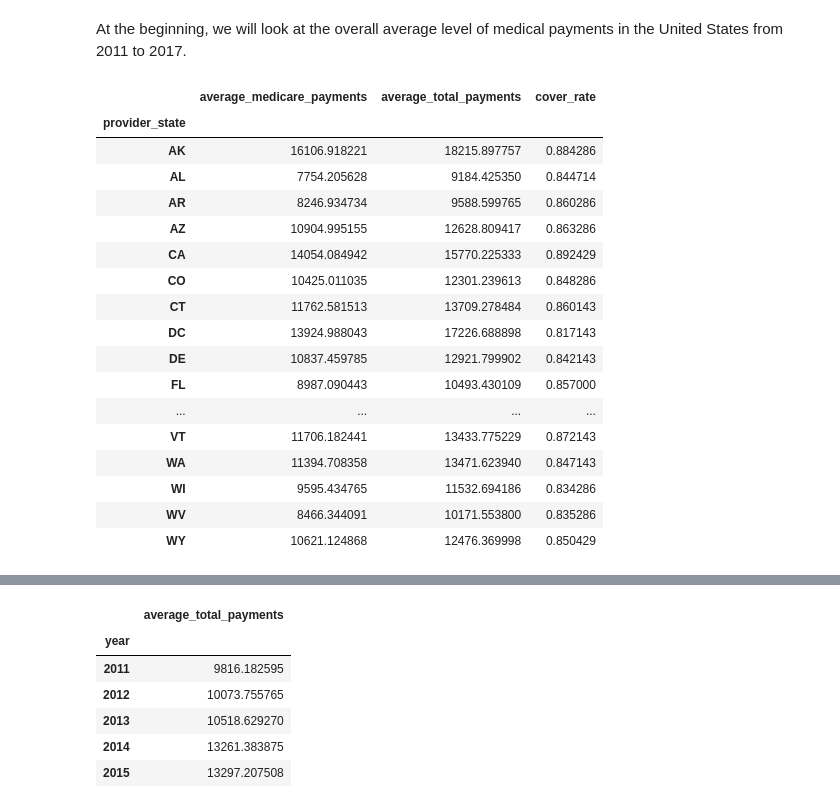
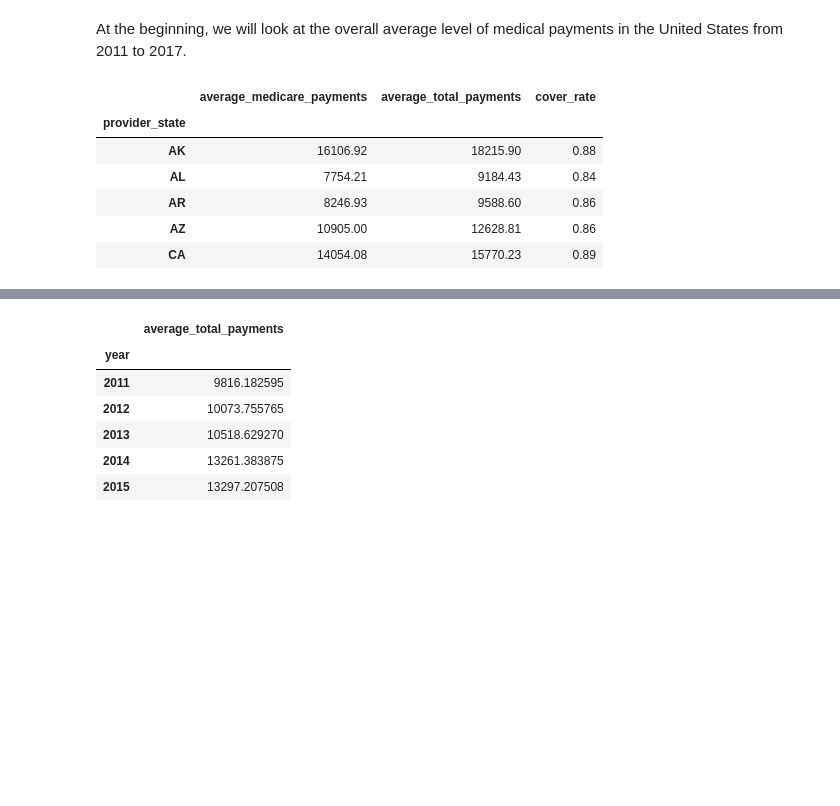
Before and after one commit to AnyiHuang/Analyzing-Inpatient-medical-expense-in-US, a Jupyter notebook: BA780_Team5A.ipynb, the cells around one changed output, grey strips where cells are left out. Saved outputs shown, nothing was run; the diff lists cells and outputs as text; code cells hidden in the pictures; blank space fills up the shorter version.

```diff
--- a/BA780_Team5A.ipynb
+++ b/BA780_Team5A.ipynb
@@ -165,25 +165,15 @@ income_state.head()
 # %% [markdown]
 At the beginning, we will look at the overall average level of medical payments in the United States from 2011 to 2017.
 # %%
-payment_7years.pivot_table(index ='provider_state', values=['average_total_payments','average_medicare_payments','cover_rate'])
+pivot_table = payment_7years.pivot_table(index ='provider_state', values=['average_total_payments','average_medicare_payments','cover_rate'])
+pivot_table.round(2).head()
 # %% [output]
 |  | average_medicare_payments | average_total_payments | cover_rate |
 | provider_state |  |  |  |
-| AK | 16106.918221 | 18215.897757 | 0.884286 |
-| AL | 7754.205628 | 9184.425350 | 0.844714 |
-| AR | 8246.934734 | 9588.599765 | 0.860286 |
-| AZ | 10904.995155 | 12628.809417 | 0.863286 |
-| CA | 14054.084942 | 15770.225333 | 0.892429 |
-| CO | 10425.011035 | 12301.239613 | 0.848286 |
-| CT | 11762.581513 | 13709.278484 | 0.860143 |
-| DC | 13924.988043 | 17226.688898 | 0.817143 |
-| DE | 10837.459785 | 12921.799902 | 0.842143 |
-| FL | 8987.090443 | 10493.430109 | 0.857000 |
-| ... | ... | ... | ... |
-| VT | 11706.182441 | 13433.775229 | 0.872143 |
-| WA | 11394.708358 | 13471.623940 | 0.847143 |
-| WI | 9595.434765 | 11532.694186 | 0.834286 |
-| WV | 8466.344091 | 10171.553800 | 0.835286 |
-| WY | 10621.124868 | 12476.369998 | 0.850429 |
+| AK | 16106.92 | 18215.90 | 0.88 |
+| AL | 7754.21 | 9184.43 | 0.84 |
+| AR | 8246.93 | 9588.60 | 0.86 |
+| AZ | 10905.00 | 12628.81 | 0.86 |
+| CA | 14054.08 | 15770.23 | 0.89 |
 # %%
 table1=payment_7years.sort_values('average_total_payments')
```
Also changed, not shown: parts of 13 cells of this notebook.
